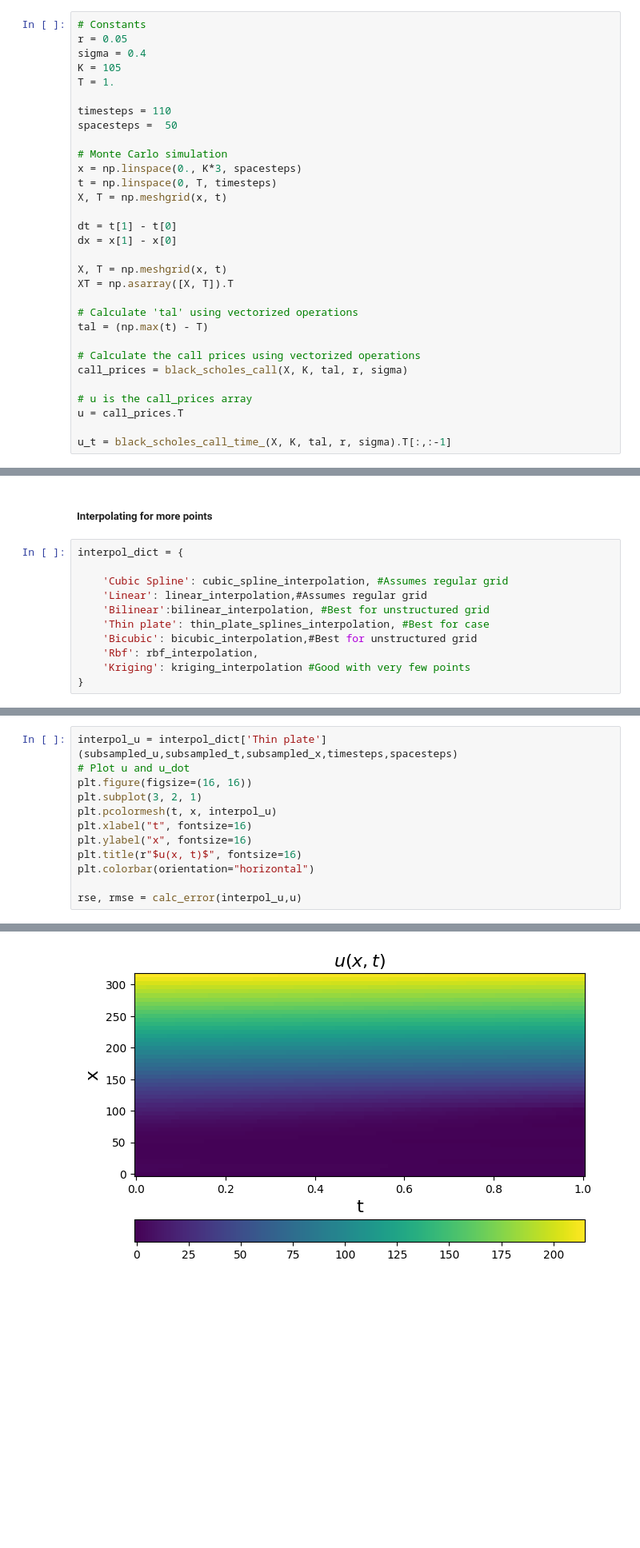
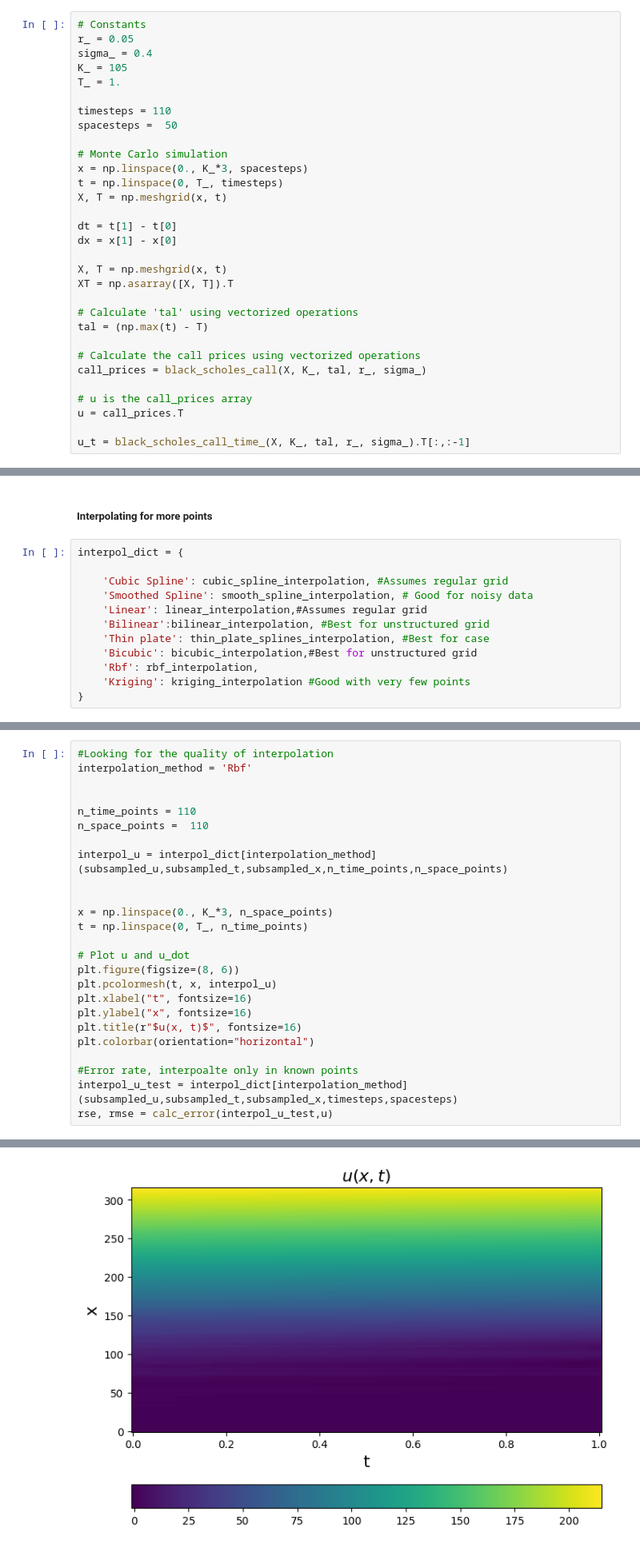
Before and after one commit to brunoCCOS/bs-find-with-sindy, a Jupyter notebook: src/SINDy_precificacao_derivativos_sinteticos.ipynb, the cells around one changed output, grey strips where cells are left out. Shown at 80% size. Cells and saved outputs as stored; diff of their text form; blank space fills up the shorter version.

Commit message:
getting smaller intervals in interpolation for better derivatives

```diff
--- a/src/SINDy_precificacao_derivativos_sinteticos.ipynb
+++ b/src/SINDy_precificacao_derivativos_sinteticos.ipynb
@@ -53,17 +53,17 @@ def numerical_partial_black_scholes(V,r,sigma):
     return V_dot
 # %%
 # Constants
-r = 0.05
-sigma = 0.4
-K = 105
-T = 1.
+r_ = 0.05
+sigma_ = 0.4
+K_ = 105
+T_ = 1.
 
 timesteps = 110
 spacesteps =  50
 
 # Monte Carlo simulation
-x = np.linspace(0., K*3, spacesteps)
-t = np.linspace(0, T, timesteps)
+x = np.linspace(0., K_*3, spacesteps)
+t = np.linspace(0, T_, timesteps)
 X, T = np.meshgrid(x, t)
 
 dt = t[1] - t[0]
@@ -76,12 +76,12 @@ XT = np.asarray([X, T]).T
 tal = (np.max(t) - T)
 
 # Calculate the call prices using vectorized operations
-call_prices = black_scholes_call(X, K, tal, r, sigma)
+call_prices = black_scholes_call(X, K_, tal, r_, sigma_)
 
 # u is the call_prices array
 u = call_prices.T
 
-u_t = black_scholes_call_time_(X, K, tal, r, sigma).T[:,:-1]
+u_t = black_scholes_call_time_(X, K_, tal, r_, sigma_).T[:,:-1]
 # %%
 # n_arr = np.asarray([np.arange(0,spacesteps,1)]*timesteps).T
 u_x = ps.FiniteDifference(axis=0,order = 6)._differentiate(u,t = dx)
@@ -357,6 +357,7 @@ subsampled_t = t
 interpol_dict = {
 
     'Cubic Spline': cubic_spline_interpolation, #Assumes regular grid
+    'Smoothed Spline': smooth_spline_interpolation, # Good for noisy data
     'Linear': linear_interpolation,#Assumes regular grid
     'Bilinear':bilinear_interpolation, #Best for unstructured grid
     'Thin plate': thin_plate_splines_interpolation, #Best for case
@@ -373,14 +374,27 @@ plt.plot(t, subsampled_u)
 # %%
-interpol_u = interpol_dict['Thin plate'](subsampled_u,subsampled_t,subsampled_x,timesteps,spacesteps)
+#Looking for the quality of interpolation
+interpolation_method = 'Rbf'
+
+
+n_time_points = 110
+n_space_points =  110
+
+interpol_u = interpol_dict[interpolation_method](subsampled_u,subsampled_t,subsampled_x,n_time_points,n_space_points)
+
+
+x = np.linspace(0., K_*3, n_space_points)
+t = np.linspace(0, T_, n_time_points)
+
 # Plot u and u_dot
-plt.figure(figsize=(16, 16))
-plt.subplot(3, 2, 1)
+plt.figure(figsize=(8, 6))
 plt.pcolormesh(t, x, interpol_u)
 plt.xlabel("t", fontsize=16)
 plt.ylabel("x", fontsize=16)
 plt.title(r"$u(x, t)$", fontsize=16)
 plt.colorbar(orientation="horizontal")
 
-rse, rmse = calc_error(interpol_u,u)
+#Error rate, interpoalte only in known points
+interpol_u_test = interpol_dict[interpolation_method](subsampled_u,subsampled_t,subsampled_x,timesteps,spacesteps)
+rse, rmse = calc_error(interpol_u_test,u)
 # %% [output]
 Interpolation error for Original u
@@ -389 +403 @@ RMSE: 4.0187325472618065
-[figure, old version]
+[figure, new version]
```
Also changed, not shown: parts of 10 cells of this notebook, 4 other files.
